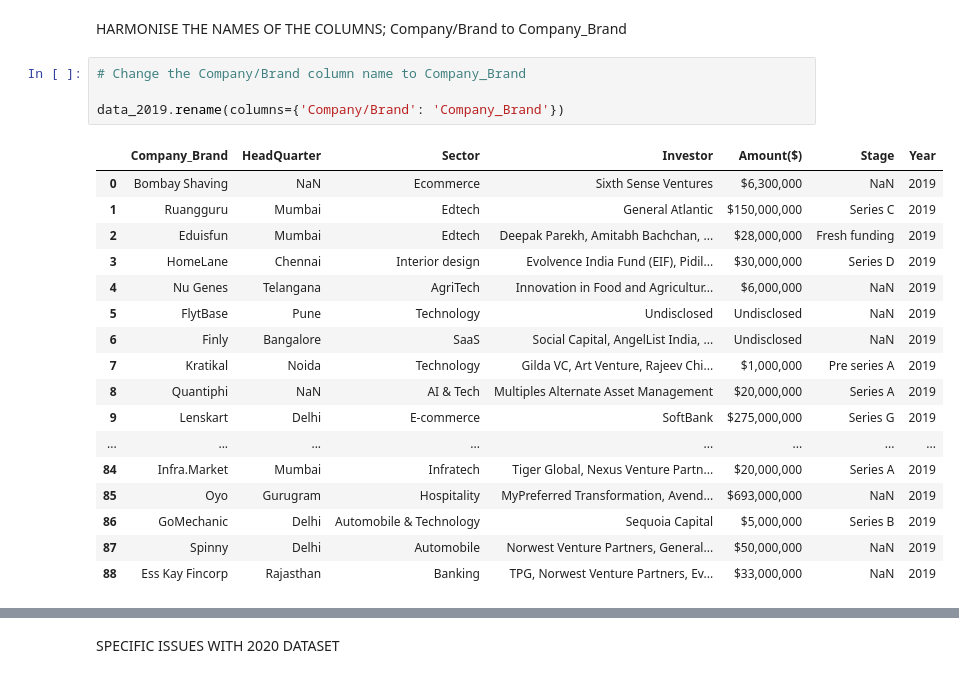
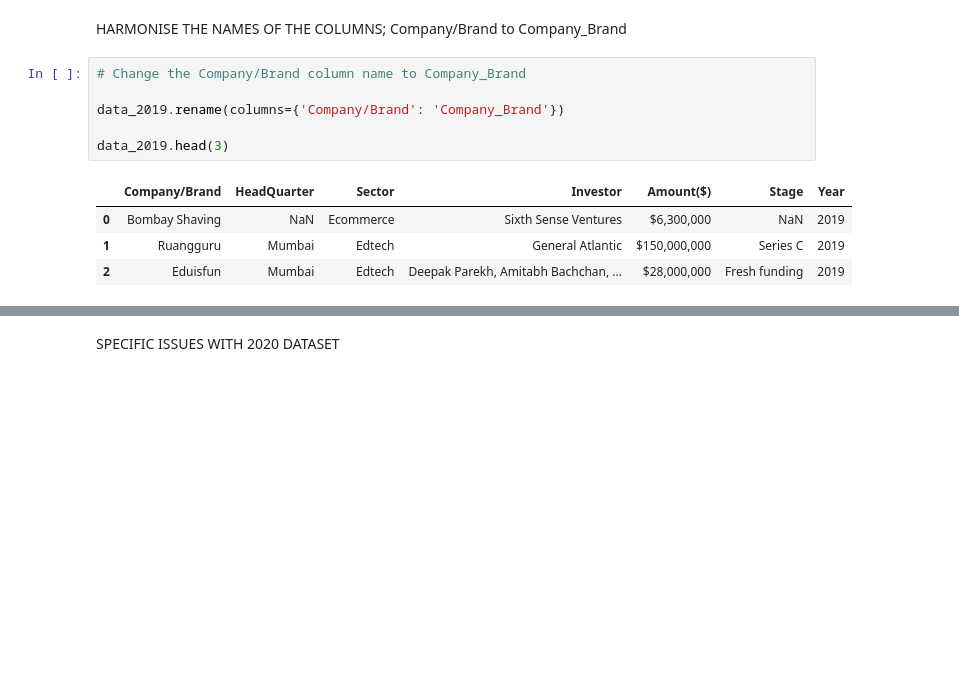
Before and after one commit to musah29/StartUp_Funding_Analysis, a Jupyter notebook: IBRAHIM_MUSAH_SERENDIPITY.ipynb, the cells around one changed output, grey strips where cells are left out. Cells and saved outputs as stored; diff of their text form; blank space fills up the shorter version.

```diff
--- a/IBRAHIM_MUSAH_SERENDIPITY.ipynb
+++ b/IBRAHIM_MUSAH_SERENDIPITY.ipynb
@@ -278,22 +240,11 @@ HARMONISE THE NAMES OF THE COLUMNS; Company/Brand to Company_Brand
 # %%
 # Change the Company/Brand column name to Company_Brand
 
 data_2019.rename(columns={'Company/Brand': 'Company_Brand'})
+
+data_2019.head(3)
 # %% [output]
-|  | Company_Brand | HeadQuarter | Sector | Investor | Amount($) | Stage | Year |
+|  | Company/Brand | HeadQuarter | Sector | Investor | Amount($) | Stage | Year |
 | 0 | Bombay Shaving | NaN | Ecommerce | Sixth Sense Ventures | $6,300,000 | NaN | 2019 |
 | 1 | Ruangguru | Mumbai | Edtech | General Atlantic | $150,000,000 | Series C | 2019 |
 | 2 | Eduisfun | Mumbai | Edtech | Deepak Parekh, Amitabh Bachchan, ... | $28,000,000 | Fresh funding | 2019 |
-| 3 | HomeLane | Chennai | Interior design | Evolvence India Fund (EIF), Pidil... | $30,000,000 | Series D | 2019 |
-| 4 | Nu Genes | Telangana | AgriTech | Innovation in Food and Agricultur... | $6,000,000 | NaN | 2019 |
-| 5 | FlytBase | Pune | Technology | Undisclosed | Undisclosed | NaN | 2019 |
-| 6 | Finly | Bangalore | SaaS | Social Capital, AngelList India, ... | Undisclosed | NaN | 2019 |
-| 7 | Kratikal | Noida | Technology | Gilda VC, Art Venture, Rajeev Chi... | $1,000,000 | Pre series A | 2019 |
-| 8 | Quantiphi | NaN | AI & Tech | Multiples Alternate Asset Management | $20,000,000 | Series A | 2019 |
-| 9 | Lenskart | Delhi | E-commerce | SoftBank | $275,000,000 | Series G | 2019 |
-| ... | ... | ... | ... | ... | ... | ... | ... |
-| 84 | Infra.Market | Mumbai | Infratech | Tiger Global, Nexus Venture Partn... | $20,000,000 | Series A | 2019 |
-| 85 | Oyo | Gurugram | Hospitality | MyPreferred Transformation, Avend... | $693,000,000 | NaN | 2019 |
-| 86 | GoMechanic | Delhi | Automobile & Technology | Sequoia Capital | $5,000,000 | Series B | 2019 |
-| 87 | Spinny | Delhi | Automobile | Norwest Venture Partners, General... | $50,000,000 | NaN | 2019 |
-| 88 | Ess Kay Fincorp | Rajasthan | Banking | TPG, Norwest Venture Partners, Ev... | $33,000,000 | NaN | 2019 |
```
Also changed, not shown: parts of 24 cells of this notebook, 9 other files.
